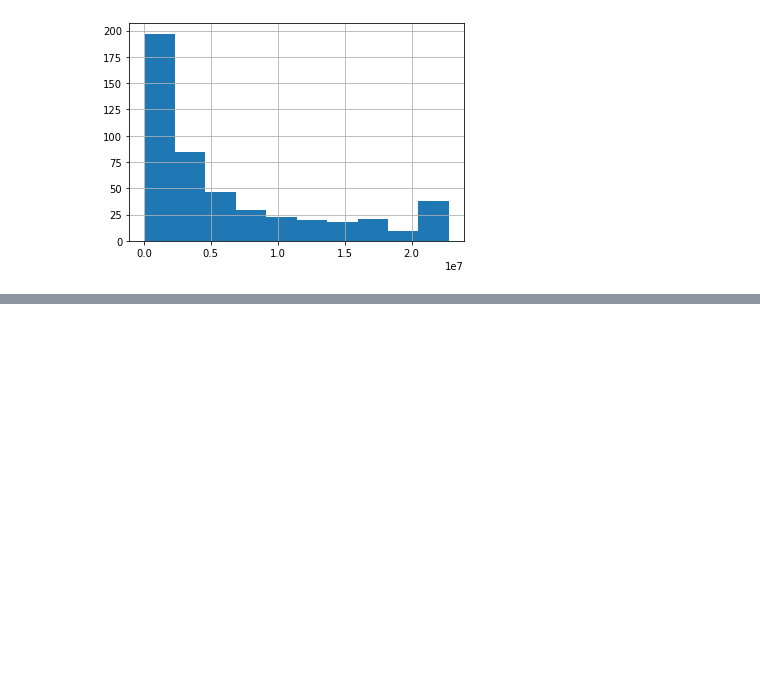
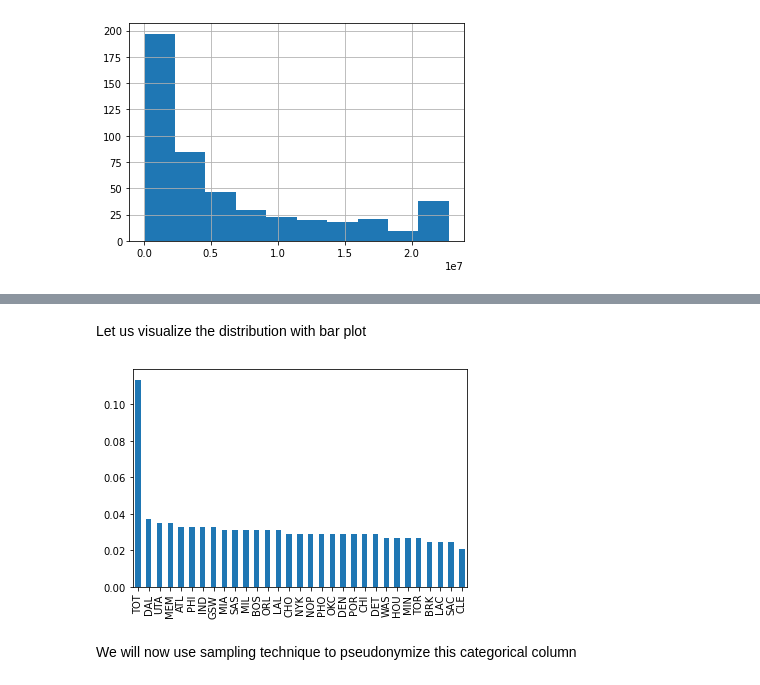
Before and after one commit to syednayeemridwan/data-science-projects, a Jupyter notebook: Data Anonymization and Release/data anonymization.ipynb, the cells around one changed output, grey strips where cells are left out. Drawn from its saved outputs; the diff is of its cells as text; code cells hidden in the pictures; blank space fills up the shorter version.

```diff
--- a/Data Anonymization and Release/data anonymization.ipynb
+++ b/Data Anonymization and Release/data anonymization.ipynb
@@ -169,0 +195,11 @@ plt.show()
+# %% [markdown]
+Let us visualize the distribution with bar plot
+# %%
+import matplotlib.pyplot as plt
+# Generate a bar plot of the value counts
+nba["Tm"].value_counts(normalize=True).plot(kind="bar")
+plt.show()
+# %% [output]
+[figure, added]
+# %% [markdown]
+We will now use sampling technique to pseudonymize this categorical column
```
Also changed, not shown: parts of 11 cells of this notebook.
